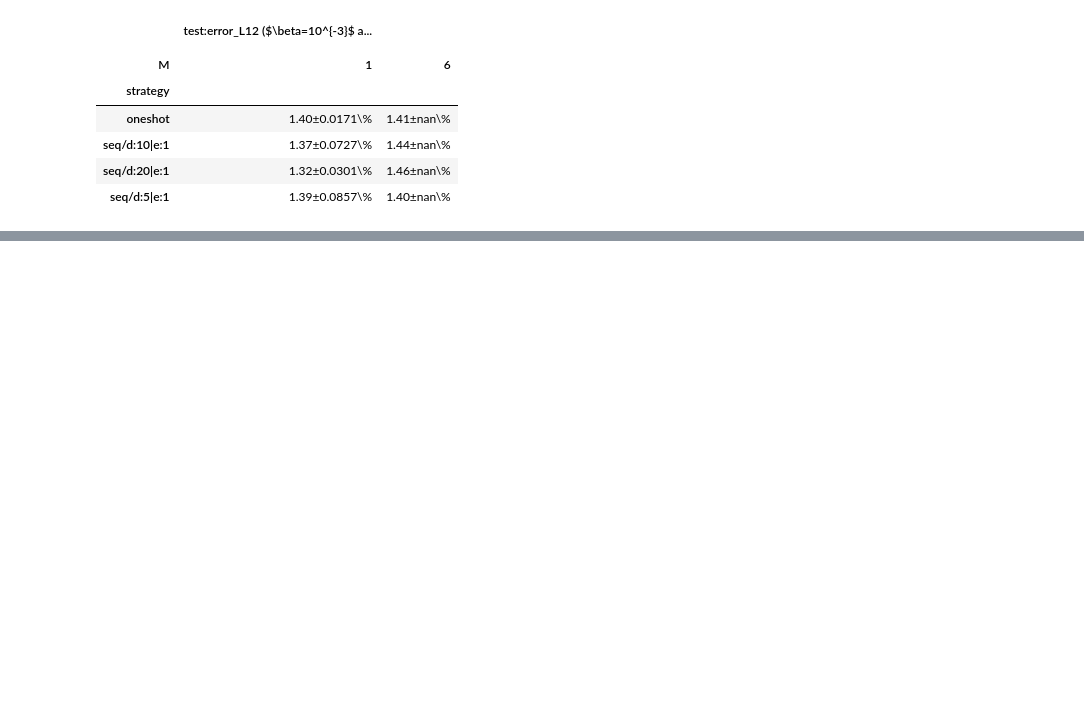
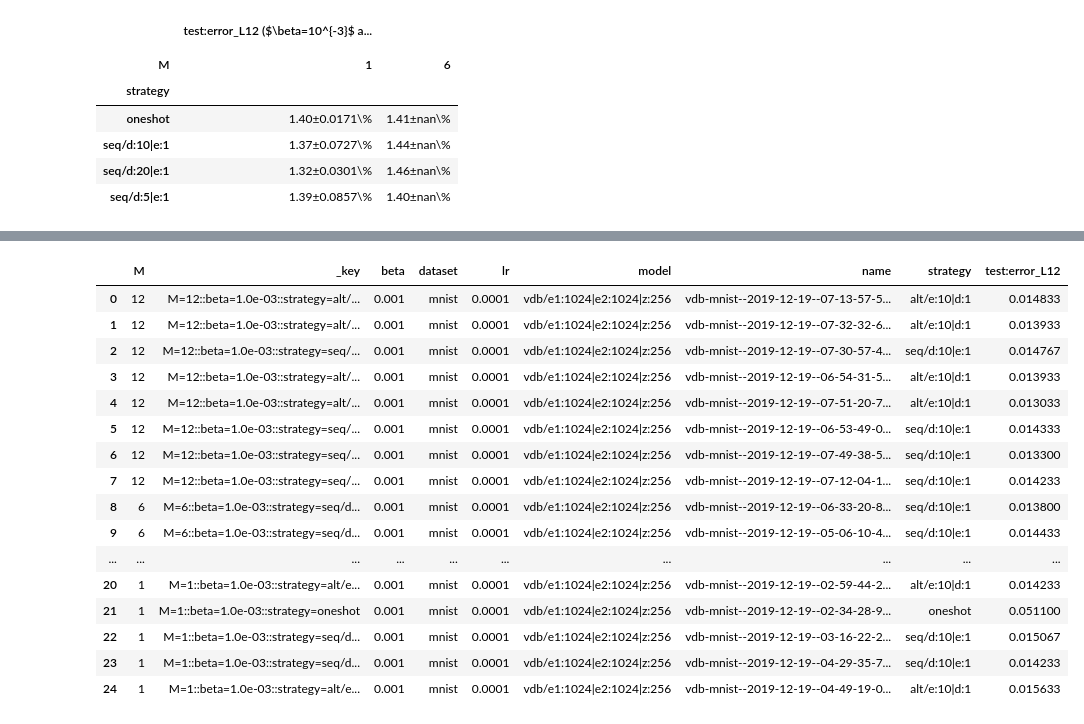
Before and after one commit to p16i/vdb, a Jupyter notebook: notebooks/plot-metric-tables.ipynb, the cells around one changed output, grey strips where cells are left out. Cells and saved outputs as stored; diff of their text form; code cells hidden in the pictures; blank space fills up the shorter version.

```diff
--- a/notebooks/plot-metric-tables.ipynb
+++ b/notebooks/plot-metric-tables.ipynb
@@ -366,0 +591,8 @@ is deprecated and will be removed in a future version
+# %%
+df_data_vdb_mnist_robustness = read_stats_from(
+    ["../artifacts-server/mpg-server/experiment-mnist-256d-test-robustness/*"],
+    metric="test:error_L12",
+    n=3
+)
+
+df_data_vdb_mnist_robustness.groupby("_key")["M"].count()
@@ -366,0 +621,20 @@ is deprecated and will be removed in a future version
+# %%
+df_data_vdb_mnist_robustness
+# %% [output]
+|  | M | _key | beta | dataset | lr | model | name | strategy | test:error_L12 |
+| 0 | 12 | M=12::beta=1.0e-03::strategy=alt/... | 0.001 | mnist | 0.0001 | vdb/e1:1024|e2:1024|z:256 | vdb-mnist--2019-12-19--07-13-57-5... | alt/e:10|d:1 | 0.014833 |
+| 1 | 12 | M=12::beta=1.0e-03::strategy=alt/... | 0.001 | mnist | 0.0001 | vdb/e1:1024|e2:1024|z:256 | vdb-mnist--2019-12-19--07-32-32-6... | alt/e:10|d:1 | 0.013933 |
+| 2 | 12 | M=12::beta=1.0e-03::strategy=seq/... | 0.001 | mnist | 0.0001 | vdb/e1:1024|e2:1024|z:256 | vdb-mnist--2019-12-19--07-30-57-4... | seq/d:10|e:1 | 0.014767 |
+| 3 | 12 | M=12::beta=1.0e-03::strategy=alt/... | 0.001 | mnist | 0.0001 | vdb/e1:1024|e2:1024|z:256 | vdb-mnist--2019-12-19--06-54-31-5... | alt/e:10|d:1 | 0.013933 |
+| 4 | 12 | M=12::beta=1.0e-03::strategy=alt/... | 0.001 | mnist | 0.0001 | vdb/e1:1024|e2:1024|z:256 | vdb-mnist--2019-12-19--07-51-20-7... | alt/e:10|d:1 | 0.013033 |
+| 5 | 12 | M=12::beta=1.0e-03::strategy=seq/... | 0.001 | mnist | 0.0001 | vdb/e1:1024|e2:1024|z:256 | vdb-mnist--2019-12-19--06-53-49-0... | seq/d:10|e:1 | 0.014333 |
+| 6 | 12 | M=12::beta=1.0e-03::strategy=seq/... | 0.001 | mnist | 0.0001 | vdb/e1:1024|e2:1024|z:256 | vdb-mnist--2019-12-19--07-49-38-5... | seq/d:10|e:1 | 0.013300 |
+| 7 | 12 | M=12::beta=1.0e-03::strategy=seq/... | 0.001 | mnist | 0.0001 | vdb/e1:1024|e2:1024|z:256 | vdb-mnist--2019-12-19--07-12-04-1... | seq/d:10|e:1 | 0.014233 |
+| 8 | 6 | M=6::beta=1.0e-03::strategy=seq/d... | 0.001 | mnist | 0.0001 | vdb/e1:1024|e2:1024|z:256 | vdb-mnist--2019-12-19--06-33-20-8... | seq/d:10|e:1 | 0.013800 |
+| 9 | 6 | M=6::beta=1.0e-03::strategy=seq/d... | 0.001 | mnist | 0.0001 | vdb/e1:1024|e2:1024|z:256 | vdb-mnist--2019-12-19--05-06-10-4... | seq/d:10|e:1 | 0.014433 |
+| ... | ... | ... | ... | ... | ... | ... | ... | ... | ... |
+| 20 | 1 | M=1::beta=1.0e-03::strategy=alt/e... | 0.001 | mnist | 0.0001 | vdb/e1:1024|e2:1024|z:256 | vdb-mnist--2019-12-19--02-59-44-2... | alt/e:10|d:1 | 0.014233 |
+| 21 | 1 | M=1::beta=1.0e-03::strategy=oneshot | 0.001 | mnist | 0.0001 | vdb/e1:1024|e2:1024|z:256 | vdb-mnist--2019-12-19--02-34-28-9... | oneshot | 0.051100 |
+| 22 | 1 | M=1::beta=1.0e-03::strategy=seq/d... | 0.001 | mnist | 0.0001 | vdb/e1:1024|e2:1024|z:256 | vdb-mnist--2019-12-19--03-16-22-2... | seq/d:10|e:1 | 0.015067 |
+| 23 | 1 | M=1::beta=1.0e-03::strategy=seq/d... | 0.001 | mnist | 0.0001 | vdb/e1:1024|e2:1024|z:256 | vdb-mnist--2019-12-19--04-29-35-7... | seq/d:10|e:1 | 0.014233 |
+| 24 | 1 | M=1::beta=1.0e-03::strategy=alt/e... | 0.001 | mnist | 0.0001 | vdb/e1:1024|e2:1024|z:256 | vdb-mnist--2019-12-19--04-49-19-0... | alt/e:10|d:1 | 0.015633 |
```
Also changed, not shown: parts of 41 cells of this notebook, 9 other files.
